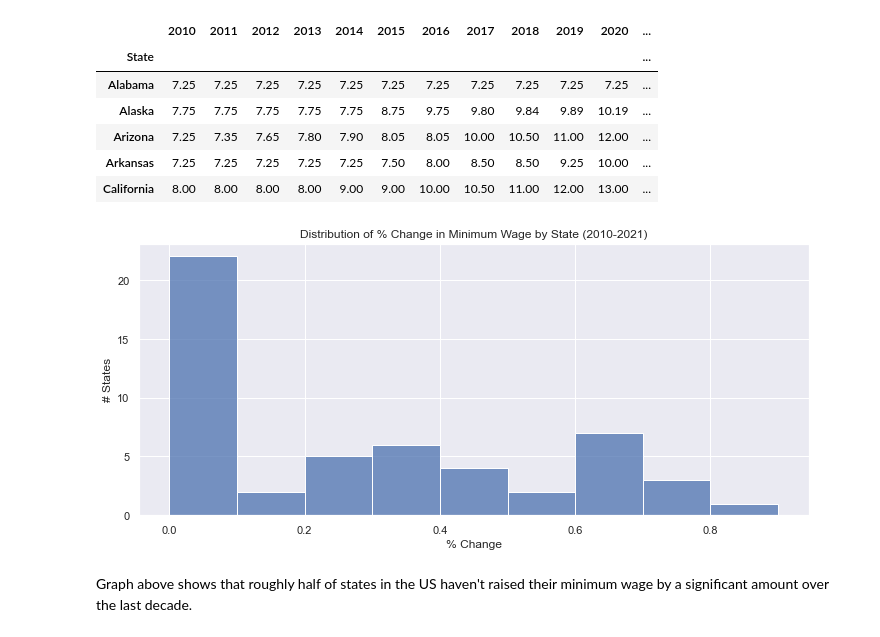
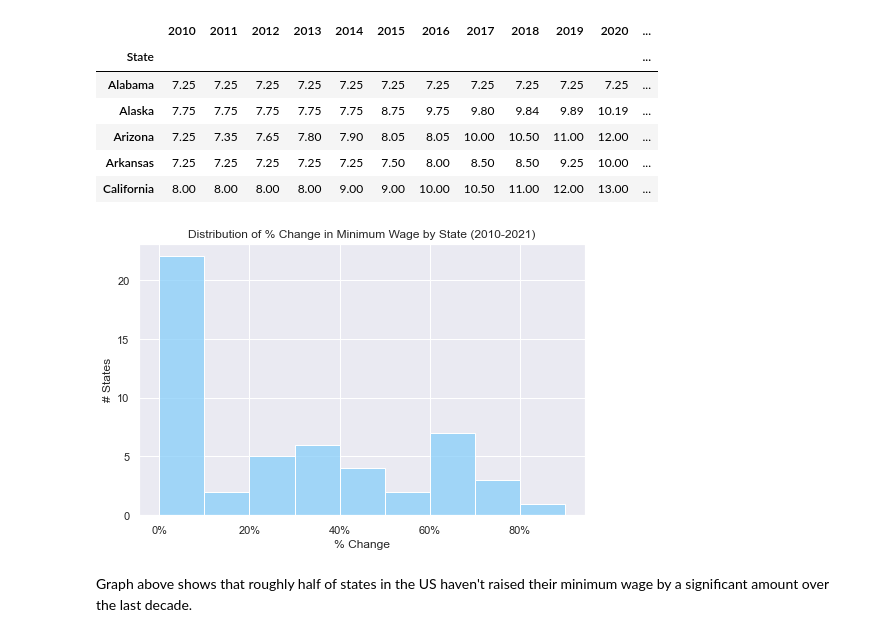
Before and after one commit to aliya-zee/chianalyst, a Jupyter notebook: MinWage-EDA.ipynb, the cells around one changed output. Cells and saved outputs as stored; diff of their text form; code cells hidden in the pictures.

```diff
--- a/MinWage-EDA.ipynb
+++ b/MinWage-EDA.ipynb
@@ -26,16 +26,21 @@ min_wage_by_state.head()
 # %%
 # Setting up Data Vis
 import seaborn as sns
 from matplotlib import pyplot as plt
 %matplotlib inline
 sns.set_theme()
+# sns.set_palette("Blues")
 
 # Graph
-plt.figure(figsize=(12, 5))
-g = sns.histplot(min_wage_by_state['% Change'], binwidth = 0.1)
-g = g.set(title = 'Distribution of % Change in Minimum Wage by State (2010-2021)', xlabel = "% Change", ylabel = "# States")
+plt.figure(figsize=(8, 5))
+g = sns.histplot(min_wage_by_state['% Change'], binwidth = 0.1, color = 'lightskyblue')
+vals = g.get_xticks()
+# g = g.set_
+g = g.set(title = 'Distribution of % Change in Minimum Wage by State (2010-2021)',
+          xlabel = "% Change", ylabel = "# States",
+          xticklabels = ['{:,.0%}'.format(x) for x in vals])
 # %% [output]
-[figure, old version]
+[figure, new version]
 # %% [markdown]
 Graph above shows that roughly half of states in the US haven't raised their minimum wage by a significant amount over the last decade.
 # %%
```
Also changed, not shown: parts of 36 cells of this notebook.
